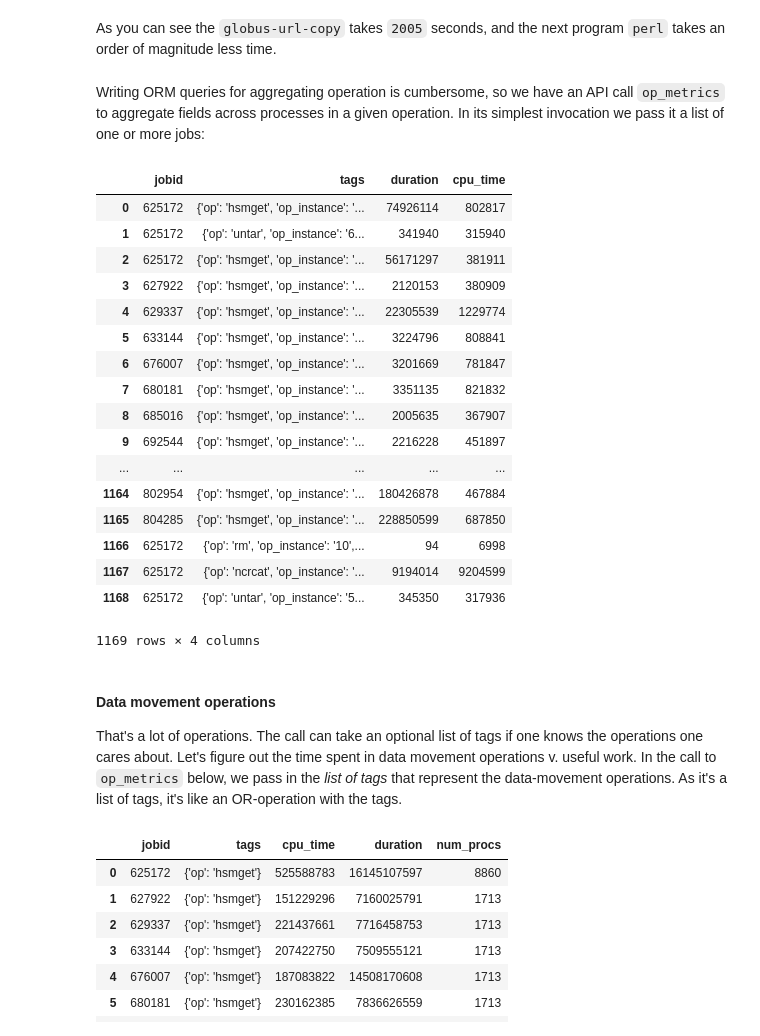
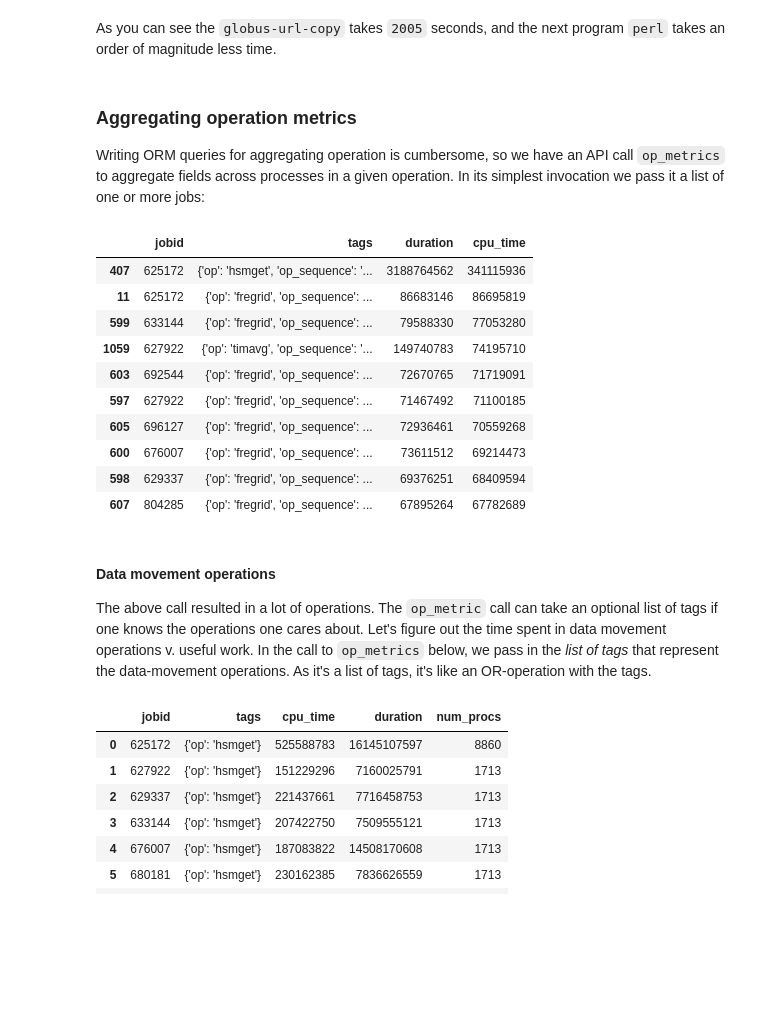
Before and after one commit to ilaflott/epmt, a Jupyter notebook: Query-API.ipynb, the cells around one changed output. Saved outputs shown, nothing was run; the diff lists cells and outputs as text; code cells hidden in the pictures; blank space fills up the shorter version.

```diff
--- a/Query-API.ipynb
+++ b/Query-API.ipynb
@@ -448,39 +508,38 @@ eq.select((p.exename, sum(p.cpu_time)) for p in hsmget_op_procs).order_by('eq.de
 # %% [markdown]
 As you can see the `globus-url-copy` takes `2005` seconds, and the next program `perl` takes an order of magnitude less time.
 # %% [markdown]
+### <a name="op-metrics">Aggregating operation metrics</a>
+
 Writing ORM queries for aggregating operation is cumbersome, so we have an API call <a name="op-metrics">
 `op_metrics`</a> to aggregate fields across processes in a given operation. In its simplest invocation
 we pass it a list of one or more jobs:
 # %%
 # widen width of column display width to show full tag
 import pandas as pd
 pd.set_option('display.max_colwidth', 200)
 
-ops_df = eq.op_metrics(jobs, fmt='pandas')
-ops_df[['jobid', 'tags', 'duration', 'cpu_time']]
+# get the operations with the top cpu_time summed across all processes.
+# Note, cpu_time is better measure of time spent in an operation than
+# 'duration', which might end up double-counting as in a
+# parent-child process scenario, where the parent waits on the time child.
+ops_df = eq.op_metrics(jobs, fmt='pandas').sort_values(by='cpu_time', ascending=False)
+ops_df[['jobid', 'tags', 'duration', 'cpu_time']][:10]
 # %% [output]
 |  | jobid | tags | duration | cpu_time |
-| 0 | 625172 | {'op': 'hsmget', 'op_instance': '... | 74926114 | 802817 |
-| 1 | 625172 | {'op': 'untar', 'op_instance': '6... | 341940 | 315940 |
-| 2 | 625172 | {'op': 'hsmget', 'op_instance': '... | 56171297 | 381911 |
-| 3 | 627922 | {'op': 'hsmget', 'op_instance': '... | 2120153 | 380909 |
-| 4 | 629337 | {'op': 'hsmget', 'op_instance': '... | 22305539 | 1229774 |
-| 5 | 633144 | {'op': 'hsmget', 'op_instance': '... | 3224796 | 808841 |
-| 6 | 676007 | {'op': 'hsmget', 'op_instance': '... | 3201669 | 781847 |
-| 7 | 680181 | {'op': 'hsmget', 'op_instance': '... | 3351135 | 821832 |
-| 8 | 685016 | {'op': 'hsmget', 'op_instance': '... | 2005635 | 367907 |
-| 9 | 692544 | {'op': 'hsmget', 'op_instance': '... | 2216228 | 451897 |
-| ... | ... | ... | ... | ... |
-| 1164 | 802954 | {'op': 'hsmget', 'op_instance': '... | 180426878 | 467884 |
-| 1165 | 804285 | {'op': 'hsmget', 'op_instance': '... | 228850599 | 687850 |
-| 1166 | 625172 | {'op': 'rm', 'op_instance': '10',... | 94 | 6998 |
-| 1167 | 625172 | {'op': 'ncrcat', 'op_instance': '... | 9194014 | 9204599 |
-| 1168 | 625172 | {'op': 'untar', 'op_instance': '5... | 345350 | 317936 |
+| 407 | 625172 | {'op': 'hsmget', 'op_sequence': '... | 3188764562 | 341115936 |
+| 11 | 625172 | {'op': 'fregrid', 'op_sequence': ... | 86683146 | 86695819 |
+| 599 | 633144 | {'op': 'fregrid', 'op_sequence': ... | 79588330 | 77053280 |
+| 1059 | 627922 | {'op': 'timavg', 'op_sequence': '... | 149740783 | 74195710 |
+| 603 | 692544 | {'op': 'fregrid', 'op_sequence': ... | 72670765 | 71719091 |
+| 597 | 627922 | {'op': 'fregrid', 'op_sequence': ... | 71467492 | 71100185 |
+| 605 | 696127 | {'op': 'fregrid', 'op_sequence': ... | 72936461 | 70559268 |
+| 600 | 676007 | {'op': 'fregrid', 'op_sequence': ... | 73611512 | 69214473 |
+| 598 | 629337 | {'op': 'fregrid', 'op_sequence': ... | 69376251 | 68409594 |
+| 607 | 804285 | {'op': 'fregrid', 'op_sequence': ... | 67895264 | 67782689 |
-1169 rows × 4 columns
 # %% [markdown]
 #### <a name="dm-ops">Data movement operations</a>
-That's a lot of operations. The call can take an optional list of tags
-if one knows the operations one cares about. Let's figure out the time spent
+The above call resulted in a lot of operations. The `op_metric` call can take an optional
+list of tags if one knows the operations one cares about. Let's figure out the time spent
 in data movement operations</a> v. useful work.
 In the call to `op_metrics` below, we pass in the *list of tags* that
 represent the data-movement operations. As it's a list of tags, it's like
```
Also changed, not shown: parts of 81 cells of this notebook, 1 other file.
